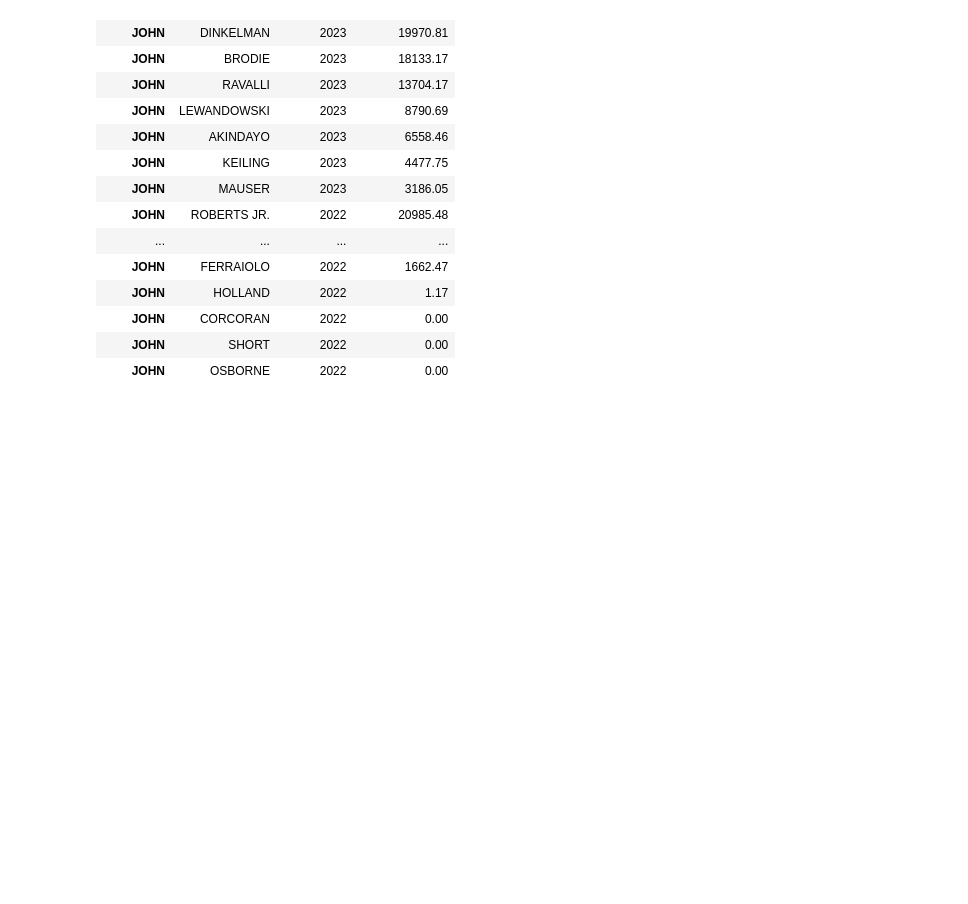
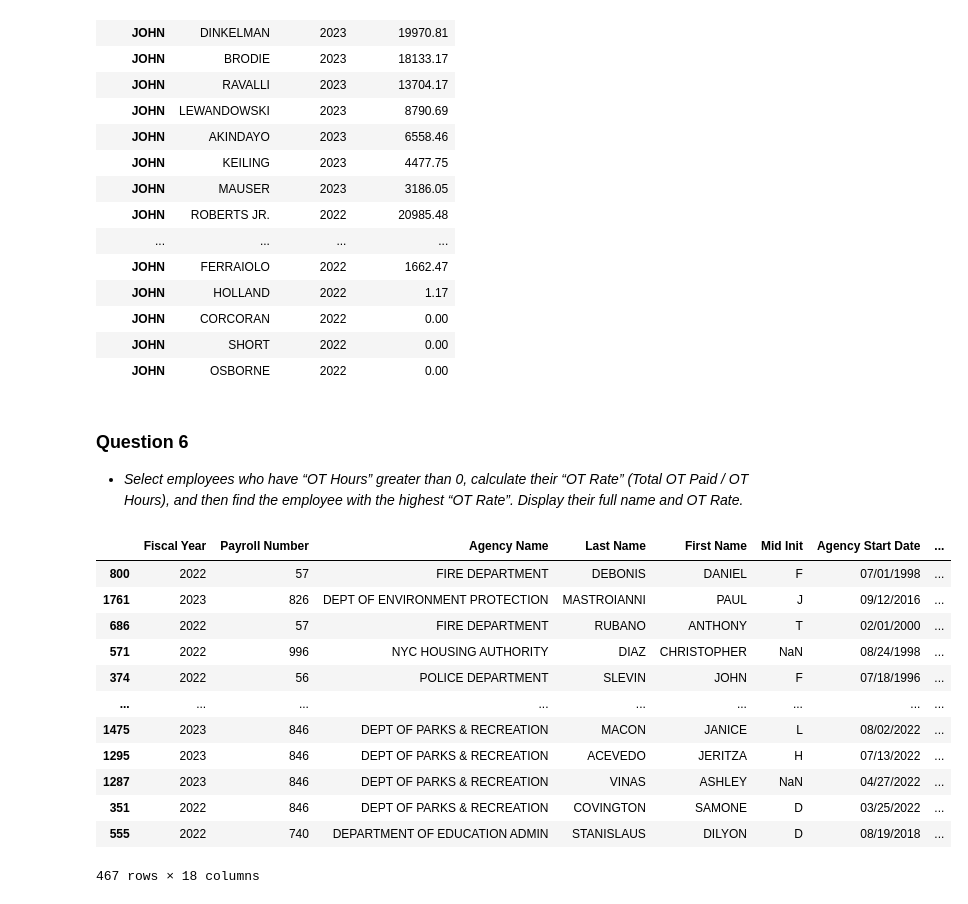
Before and after one commit to brianstoner/Data-Prep-and-Mgmt, a Jupyter notebook: danl_m1_hw3_Stoner_Brian.ipynb, the cells around one changed output. Drawn from its saved outputs; the diff is of its cells as text; code cells hidden in the pictures; blank space fills up the shorter version.

```diff
--- a/danl_m1_hw3_Stoner_Brian.ipynb
+++ b/danl_m1_hw3_Stoner_Brian.ipynb
@@ -155,3 +118,32 @@ df.loc[ "JOHN" ]
 | JOHN | CORCORAN | 2022 | 0.00 |
 | JOHN | SHORT | 2022 | 0.00 |
 | JOHN | OSBORNE | 2022 | 0.00 |
+# %% [markdown]
+### Question 6
+- *Select employees who have “OT Hours” greater than 0, calculate their “OT Rate” (Total OT Paid / OT Hours), and then find the employee with the highest “OT Rate”. Display their full name and OT Rate.*
+# %%
+# df = nyc_payroll
+nyc_payroll['OT Rate'] = round(nyc_payroll['Total OT Paid'] / nyc_payroll['OT Hours'], 2)
+df = nyc_payroll
+df = df.loc[df['OT Hours'] > 0]
+df.set_index(['OT Hours'])
+df.sort_values(['OT Rate'], ascending=False)
+
+
+#df.sort_values(['OT Hours'], ascending=True)
+
+#df
+# %% [output]
+|  | Fiscal Year | Payroll Number | Agency Name | Last Name | First Name | Mid Init | Agency Start Date | ... |
+| 800 | 2022 | 57 | FIRE DEPARTMENT | DEBONIS | DANIEL | F | 07/01/1998 | ... |
+| 1761 | 2023 | 826 | DEPT OF ENVIRONMENT PROTECTION | MASTROIANNI | PAUL | J | 09/12/2016 | ... |
+| 686 | 2022 | 57 | FIRE DEPARTMENT | RUBANO | ANTHONY | T | 02/01/2000 | ... |
+| 571 | 2022 | 996 | NYC HOUSING AUTHORITY | DIAZ | CHRISTOPHER | NaN | 08/24/1998 | ... |
+| 374 | 2022 | 56 | POLICE DEPARTMENT | SLEVIN | JOHN | F | 07/18/1996 | ... |
+| ... | ... | ... | ... | ... | ... | ... | ... | ... |
+| 1475 | 2023 | 846 | DEPT OF PARKS & RECREATION | MACON | JANICE | L | 08/02/2022 | ... |
+| 1295 | 2023 | 846 | DEPT OF PARKS & RECREATION | ACEVEDO | JERITZA | H | 07/13/2022 | ... |
+| 1287 | 2023 | 846 | DEPT OF PARKS & RECREATION | VINAS | ASHLEY | NaN | 04/27/2022 | ... |
+| 351 | 2022 | 846 | DEPT OF PARKS & RECREATION | COVINGTON | SAMONE | D | 03/25/2022 | ... |
+| 555 | 2022 | 740 | DEPARTMENT OF EDUCATION ADMIN | STANISLAUS | DILYON | D | 08/19/2018 | ... |
+467 rows × 18 columns
```
Also changed, not shown: parts of 4 cells of this notebook.
